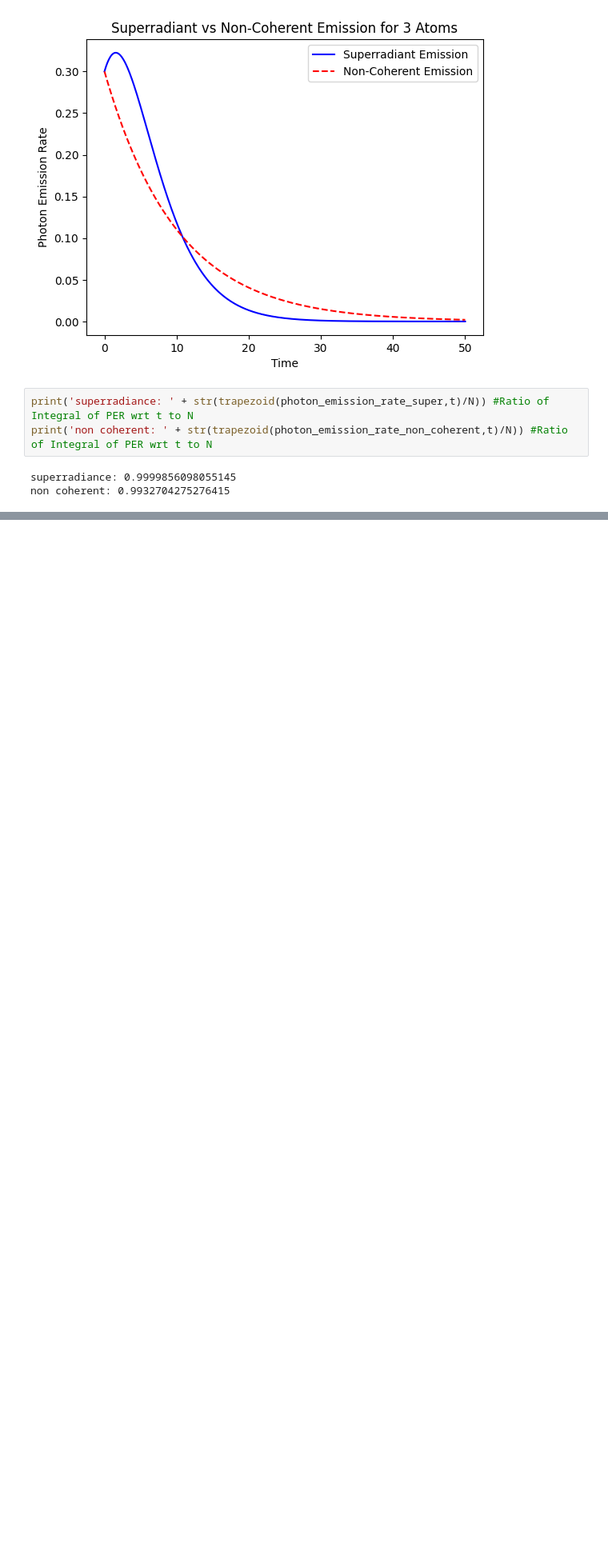
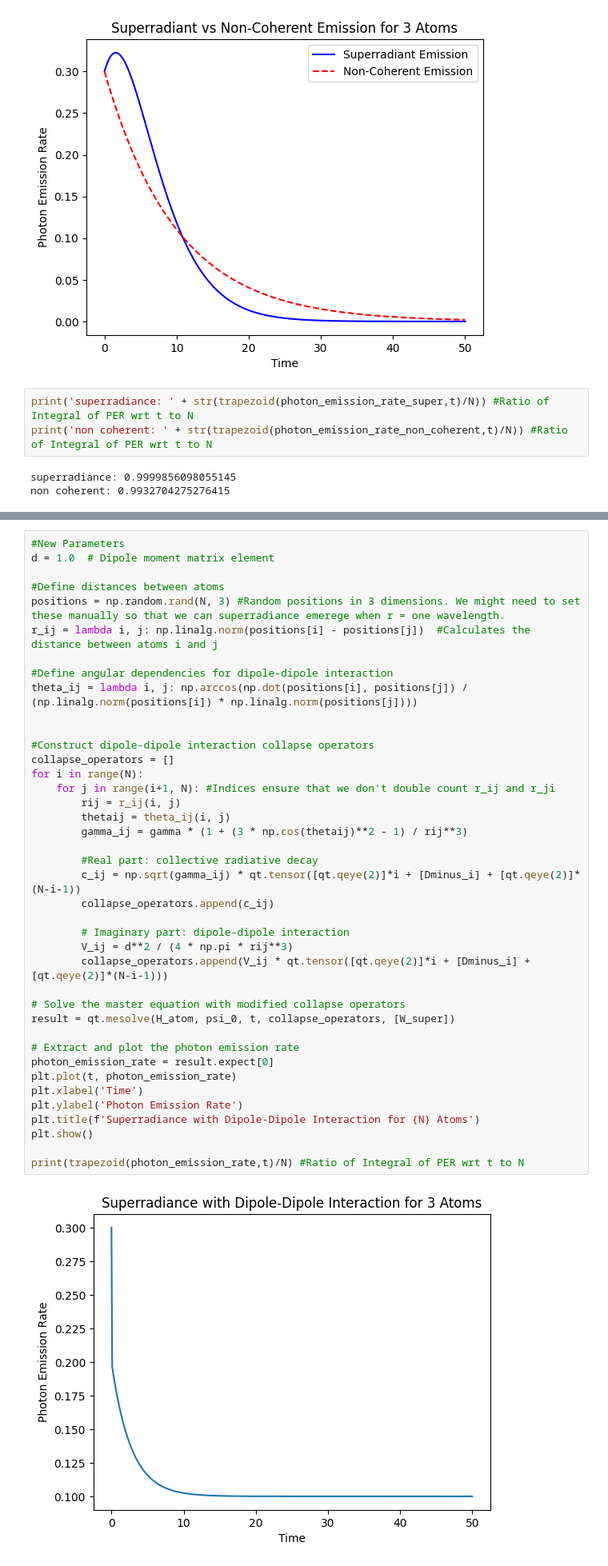
Before and after one commit to iglesias-cardinale/Superradiance, a Jupyter notebook: Superradiance, just atoms.ipynb, the cells around one changed output, grey strips where cells are left out. Shown: that part at 80% size. Saved outputs shown, nothing was run; the diff lists cells and outputs as text; blank space fills up the shorter version.

```diff
--- a/Superradiance, just atoms.ipynb
+++ b/Superradiance, just atoms.ipynb
@@ -194,0 +239,42 @@ non coherent: 0.9932704275276415
+# %%
+#New Parameters
+d = 1.0  # Dipole moment matrix element
+
+#Define distances between atoms
+positions = np.random.rand(N, 3) #Random positions in 3 dimensions. We might need to set these manually so that we can superradiance emerege when r = one wavelength.
+r_ij = lambda i, j: np.linalg.norm(positions[i] - positions[j])  #Calculates the distance between atoms i and j
+
+#Define angular dependencies for dipole-dipole interaction
+theta_ij = lambda i, j: np.arccos(np.dot(positions[i], positions[j]) / (np.linalg.norm(positions[i]) * np.linalg.norm(positions[j])))
+
+
+#Construct dipole-dipole interaction collapse operators
+collapse_operators = []
+for i in range(N):
+    for j in range(i+1, N): #Indices ensure that we don't double count r_ij and r_ji
+        rij = r_ij(i, j)
+        thetaij = theta_ij(i, j)
+        gamma_ij = gamma * (1 + (3 * np.cos(thetaij)**2 - 1) / rij**3)
+
+        #Real part: collective radiative decay
+        c_ij = np.sqrt(gamma_ij) * qt.tensor([qt.qeye(2)]*i + [Dminus_i] + [qt.qeye(2)]*(N-i-1))
+        collapse_operators.append(c_ij)
+
+        # Imaginary part: dipole-dipole interaction
+        V_ij = d**2 / (4 * np.pi * rij**3)
+        collapse_operators.append(V_ij * qt.tensor([qt.qeye(2)]*i + [Dminus_i] + [qt.qeye(2)]*(N-i-1)))
+
+# Solve the master equation with modified collapse operators
+result = qt.mesolve(H_atom, psi_0, t, collapse_operators, [W_super])
+
+# Extract and plot the photon emission rate
+photon_emission_rate = result.expect[0]
+plt.plot(t, photon_emission_rate)
+plt.xlabel('Time')
+plt.ylabel('Photon Emission Rate')
+plt.title(f'Superradiance with Dipole-Dipole Interaction for {N} Atoms')
+plt.show()
+
+print(trapezoid(photon_emission_rate,t)/N) #Ratio of Integral of PER wrt t to N
+# %% [output]
+[figure, added]
```
Also changed, not shown: parts of 4 cells of this notebook.
